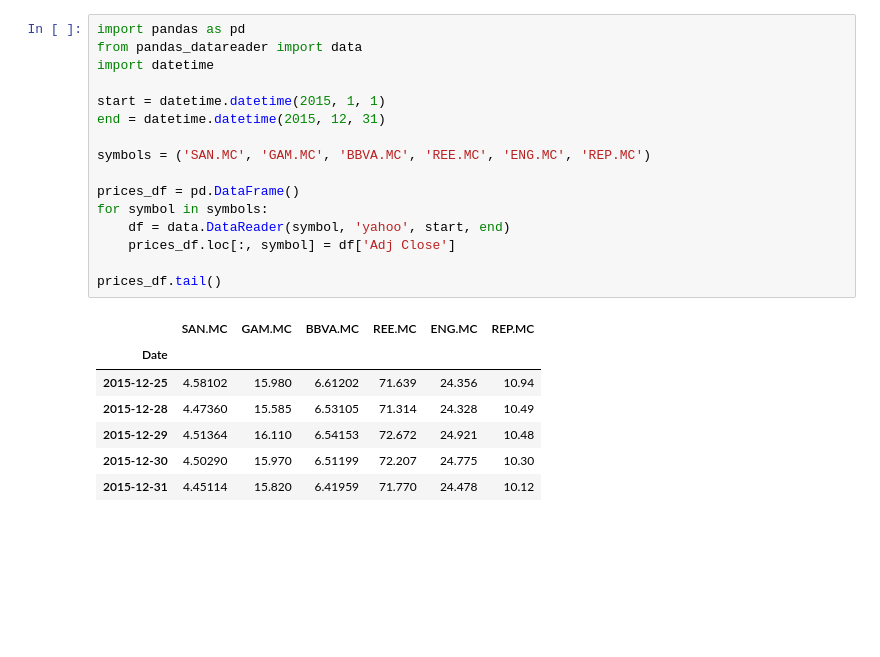
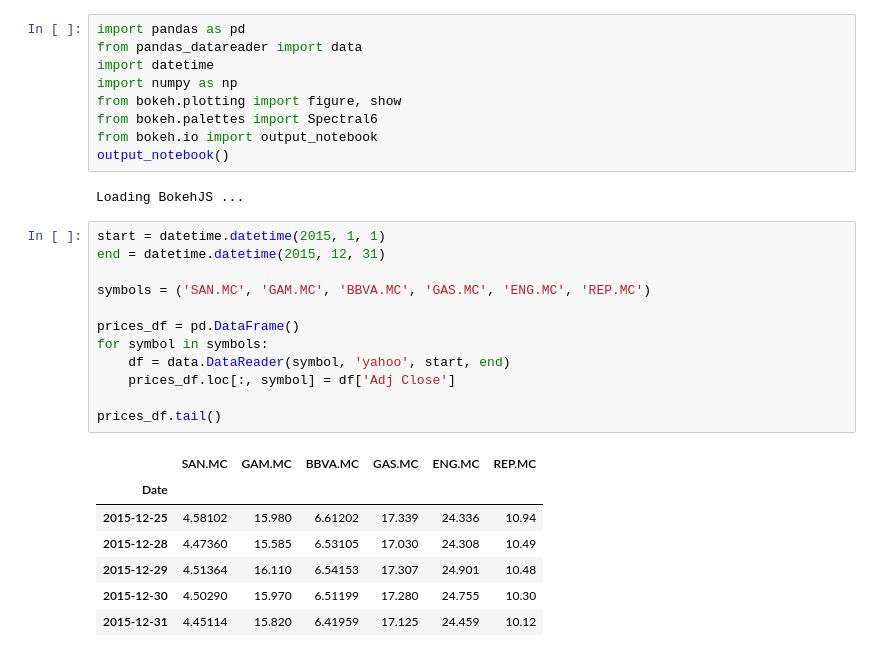
Before and after one commit to eduardoferrandezr/correlation, a Jupyter notebook: correlation.ipynb, the cells around one changed output. Drawn from its saved outputs; the diff is of its cells as text; blank space fills up the shorter version.

```diff
--- a/correlation.ipynb
+++ b/correlation.ipynb
@@ -1,24 +1,31 @@
+# %%
+import pandas as pd
+from pandas_datareader import data
+import datetime
+import numpy as np
+from bokeh.plotting import figure, show
+from bokeh.palettes import Spectral6
+from bokeh.io import output_notebook
+output_notebook()
+# %% [output]
+Loading BokehJS ...
 # %%
-import pandas as pd
-from pandas_datareader import data
-import datetime
-
 start = datetime.datetime(2015, 1, 1)
 end = datetime.datetime(2015, 12, 31)
 
-symbols = ('SAN.MC', 'GAM.MC', 'BBVA.MC', 'REE.MC', 'ENG.MC', 'REP.MC')
+symbols = ('SAN.MC', 'GAM.MC', 'BBVA.MC', 'GAS.MC', 'ENG.MC', 'REP.MC')
 
 prices_df = pd.DataFrame()
 for symbol in symbols:
     df = data.DataReader(symbol, 'yahoo', start, end)
     prices_df.loc[:, symbol] = df['Adj Close']
 
 prices_df.tail()
 # %% [output]
-|  | SAN.MC | GAM.MC | BBVA.MC | REE.MC | ENG.MC | REP.MC |
+|  | SAN.MC | GAM.MC | BBVA.MC | GAS.MC | ENG.MC | REP.MC |
 | Date |  |  |  |  |  |  |
-| 2015-12-25 | 4.58102 | 15.980 | 6.61202 | 71.639 | 24.356 | 10.94 |
-| 2015-12-28 | 4.47360 | 15.585 | 6.53105 | 71.314 | 24.328 | 10.49 |
-| 2015-12-29 | 4.51364 | 16.110 | 6.54153 | 72.672 | 24.921 | 10.48 |
-| 2015-12-30 | 4.50290 | 15.970 | 6.51199 | 72.207 | 24.775 | 10.30 |
-| 2015-12-31 | 4.45114 | 15.820 | 6.41959 | 71.770 | 24.478 | 10.12 |
+| 2015-12-25 | 4.58102 | 15.980 | 6.61202 | 17.339 | 24.336 | 10.94 |
+| 2015-12-28 | 4.47360 | 15.585 | 6.53105 | 17.030 | 24.308 | 10.49 |
+| 2015-12-29 | 4.51364 | 16.110 | 6.54153 | 17.307 | 24.901 | 10.48 |
+| 2015-12-30 | 4.50290 | 15.970 | 6.51199 | 17.280 | 24.755 | 10.30 |
+| 2015-12-31 | 4.45114 | 15.820 | 6.41959 | 17.125 | 24.459 | 10.12 |
```
Also changed, not shown: parts of 4 cells of this notebook.
